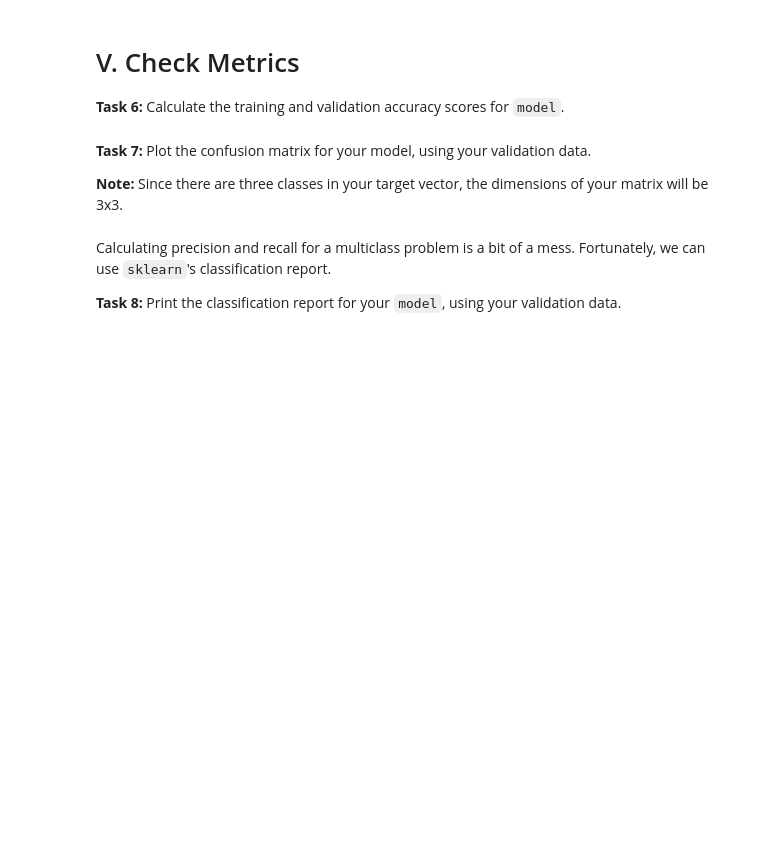
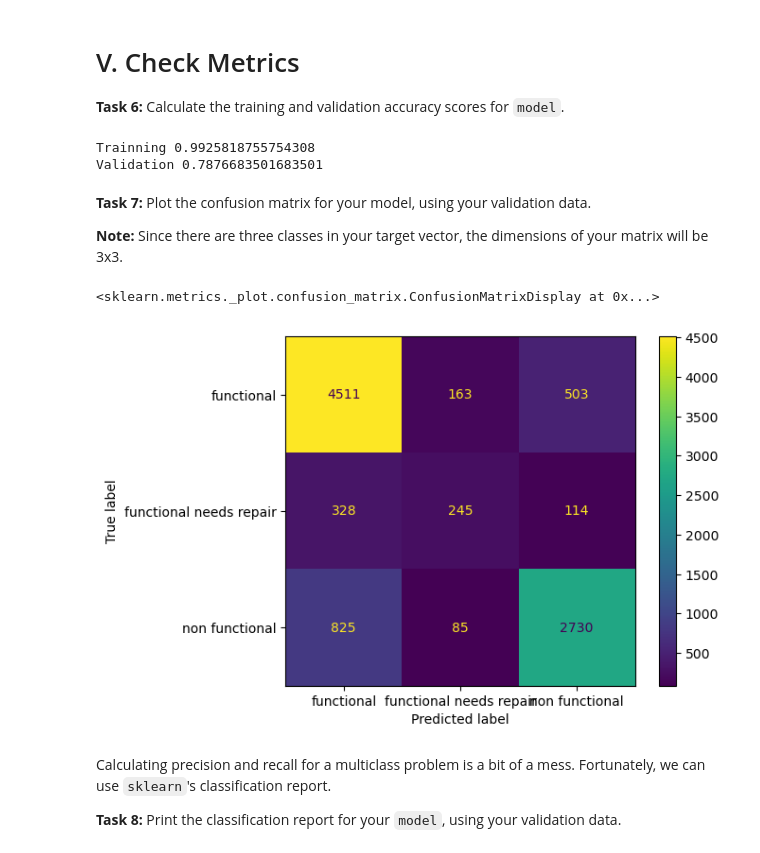
Before and after one commit to ayebaishmo/Classification-metrics, a Jupyter notebook: module4-classification-metrics/LS_DS_224_assignment.ipynb, the cells around one changed output. Cells and saved outputs as stored; diff of their text form; code cells hidden in the pictures; blank space fills up the shorter version.

Commit message:
Used model prediction probabilty

```diff
--- a/module4-classification-metrics/LS_DS_224_assignment.ipynb
+++ b/module4-classification-metrics/LS_DS_224_assignment.ipynb
@@ -131,5 +131,6 @@ from sklearn.pipeline import make_pipeline
 model = make_pipeline(
     OrdinalEncoder(),
     SimpleImputer(),
-    RandomForestClassifier(random_state = 42, n_jobs = -1, )
+    RandomForestClassifier(n_estimators=25, random_state = 100, n_jobs = -1, )
 )
+model.fit(X_train, y_train)
@@ -137,12 +156,24 @@ model = make_pipeline(
 # V. Check Metrics
 
 **Task 6:** Calculate the training and validation accuracy scores for `model`.
+# %%
+print('Trainning', model.score(X_train, y_train))
+print('Validation', model.score(X_val, y_val))
+# %% [output]
+Trainning 0.9925818755754308
+Validation 0.7876683501683501
 # %% [markdown]
 **Task 7:** Plot the confusion matrix for your model, using your validation data.
 
 **Note:** Since there are three classes in your target vector, the dimensions of your matrix will be 3x3.
 # %%
 # Plot 3x3 confusion matrix
+from sklearn.metrics import ConfusionMatrixDisplay
+plot_confusion_matrix = ConfusionMatrixDisplay.from_estimator
+plot_confusion_matrix(model, X_val, y_val)
+# %% [output]
+<sklearn.metrics._plot.confusion_matrix.ConfusionMatrixDisplay at 0x...>
+[figure, added]
 # %% [markdown]
 Calculating precision and recall for a multiclass problem is a bit of a mess. Fortunately, we can use `sklearn`'s classification report.
 
```
Also changed, not shown: parts of 7 cells of this notebook.
